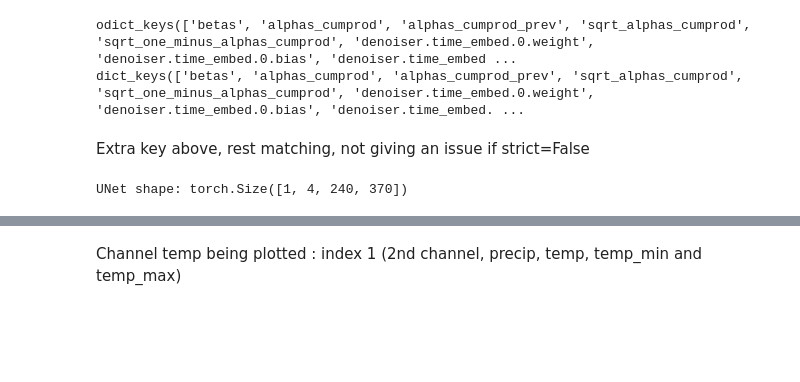
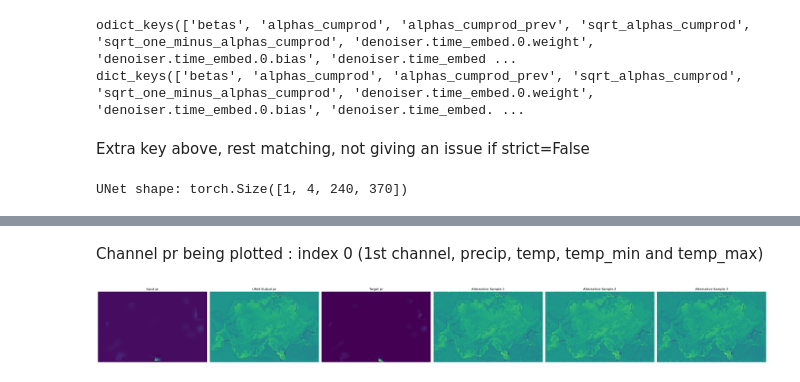
Before and after one commit to AsthanaShivanshi/Downscaling_Models, a Jupyter notebook: Training_LDM/inference_frame.ipynb, the cells around one changed output, grey strips where cells are left out. Saved outputs shown, nothing was run; the diff lists cells and outputs as text; code cells hidden in the pictures; blank space fills up the shorter version.

```diff
--- a/Training_LDM/inference_frame.ipynb
+++ b/Training_LDM/inference_frame.ipynb
@@ -227,10 +213,10 @@ plt.show()
 # %% [markdown]
-Channel temp being plotted : index 1 (2nd channel, precip, temp, temp_min and temp_max)
+Channel pr being plotted : index 0 (1st channel, precip, temp, temp_min and temp_max)
 # %%
 with torch.no_grad():
     residual = target_sample - unet_out
     latent_residual = model_VAE.encode(residual)[0]
-    n_samples = 5
+    n_samples = 3
     timesteps = torch.tensor([2], dtype=torch.long)
     alternative_samples = []
 
@@ -246,9 +232,45 @@ with torch.no_grad():
 
         alternative_sample = unet_out + decoded_residual_resized #Denoising of residuals in latent
         alternative_samples.append(alternative_sample)
-
-        plt.figure(figsize=(6, 5))
-        plt.imshow(np.flipud(alternative_sample[0, 1].cpu().numpy()), cmap='coolwarm') #Plotting all samples, plotting within the loop
-        plt.title(f"Alternative Sample Temp {i+1} (UNet + denoised and decoded res from latent space)")
-        plt.axis('off')
-        plt.show()
+# %%
+with open("../Training_Chronological_Dataset/RhiresD_scaling_params_chronological.json") as f:
+    pr_params = json.load(f)
+with open("../Training_Chronological_Dataset/TabsD_scaling_params_chronological.json") as f:
+    temp_params = json.load(f)
+with open("../Training_Chronological_Dataset/TminD_scaling_params_chronological.json") as f:
+    temp_min_params = json.load(f)
+with open("../Training_Chronological_Dataset/TmaxD_scaling_params_chronological.json") as f:
+    temp_max_params = json.load(f)
+
+def denorm_pr(x):
+    # Min-max
+    return x * (pr_params["max"] - pr_params["min"]) + pr_params["min"]
+
+def denorm_temp(x, params):
+    # z
+    return x * params["std"] + params["mean"]
+
+# Denorming
+images = [
+    denorm_pr(input_sample[0, 0].cpu().numpy()),       # Input pr
+    denorm_pr(unet_out[0, 0].cpu().numpy()),           # UNet Output pr
+    denorm_pr(target_sample[0, 0].cpu().numpy())       # Target pr
+]
+titles = ["Input pr", "UNet Output pr", "Target pr"]
+
+for i, alt_sample in enumerate(alternative_samples):
+    images.append(denorm_pr(alt_sample[0, 0].cpu().numpy()))
+    titles.append(f"Alternative Sample {i+1}")
+
+n_images = len(images)
+fig, axes = plt.subplots(1, n_images, figsize=(6 * n_images, 5))
+
+for ax, img, title in zip(axes, images, titles):
+    ax.imshow(np.flipud(img), cmap='viridis')
+    ax.set_title(title)
+    ax.axis('off')
+
+plt.tight_layout()
+plt.show()
+# %% [output]
+[figure, added]
```
Also changed, not shown: parts of 4 cells of this notebook.
